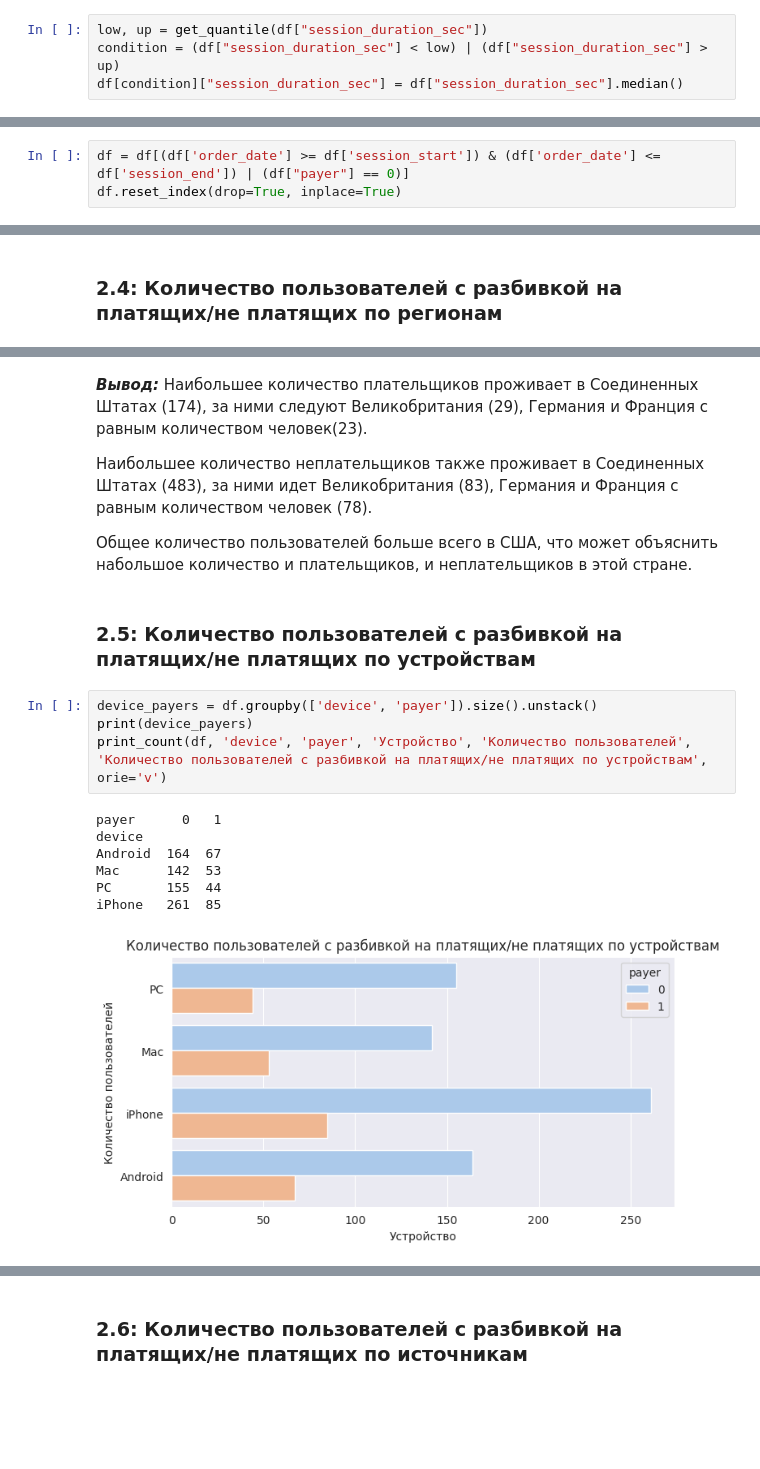
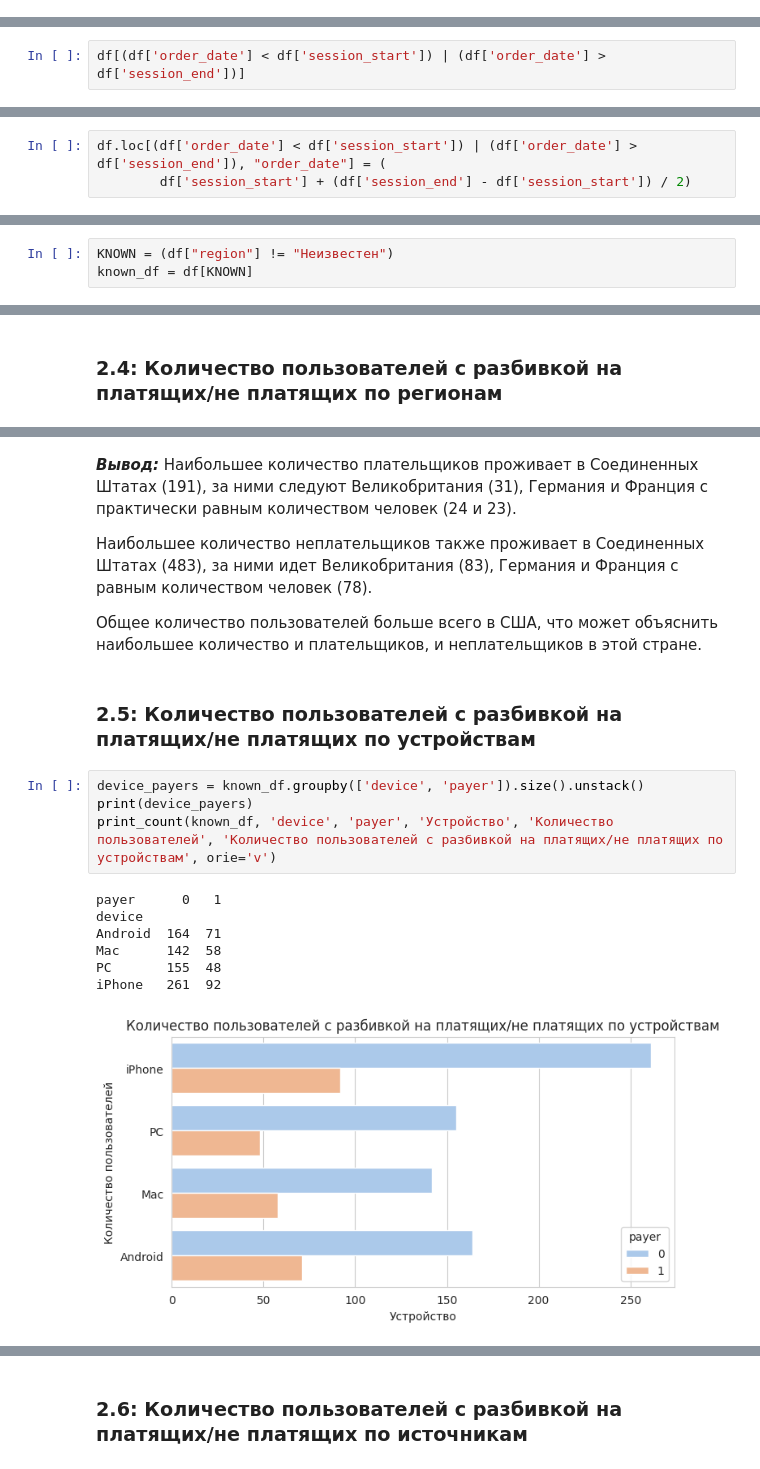
Before and after one commit to zhukovrost/lyceumFinalProject, a Jupyter notebook: project.ipynb, the cells around one changed output, grey strips where cells are left out. Saved outputs shown, nothing was run; the diff lists cells and outputs as text; blank space fills up the shorter version.

```diff
--- a/project.ipynb
+++ b/project.ipynb
@@ -350,4 +416,0 @@ quantitative_analysis(df, "session_duration_sec")
-# %%
-low, up = get_quantile(df["session_duration_sec"])
-condition = (df["session_duration_sec"] < low) | (df["session_duration_sec"] > up)
-df[condition]["session_duration_sec"] = df["session_duration_sec"].median()
@@ -398,3 +490,2 @@ df.reset_index(drop=True, inplace=True)
 # %%
-df = df[(df['order_date'] >= df['session_start']) & (df['order_date'] <= df['session_end']) | (df["payer"] == 0)]
-df.reset_index(drop=True, inplace=True)
+df[(df['order_date'] < df['session_start']) | (df['order_date'] > df['session_end'])]
@@ -401,3 +495,6 @@ df.reset_index(drop=True, inplace=True)
+# %%
+df.loc[(df['order_date'] < df['session_start']) | (df['order_date'] > df['session_end']), "order_date"] = (
+        df['session_start'] + (df['session_end'] - df['session_start']) / 2)
 # %% [markdown]
 ## 1.5 Выводы по первому шагу
 
@@ -425,3 +523,6 @@ Size - 971 rows and 18 columns.
+# %%
+KNOWN = (df["region"] != "Неизвестен")
+known_df = df[KNOWN]
 # %% [markdown]
 # **Шаг 2: Аналитический и графический анализ данных**
 # %% [markdown]
@@ -465,21 +566,21 @@ region
 # %% [markdown]
-***Вывод:*** Наибольшее количество плательщиков проживает в Соединенных Штатах (174), за ними следуют Великобритания (29), Германия и Франция с равным количеством человек(23).
+***Вывод:*** Наибольшее количество плательщиков проживает в Соединенных Штатах (191), за ними следуют Великобритания (31), Германия и Франция с практически равным количеством человек (24 и 23).
 
 Наибольшее количество неплательщиков также проживает в Соединенных Штатах (483), за ними идет Великобритания (83), Германия и Франция с равным количеством человек (78).
 
-Общее количество пользователей больше всего в США, что может объяснить набольшое количество и плательщиков, и неплательщиков в этой стране.
+Общее количество пользователей больше всего в США, что может объяснить наибольшее количество и плательщиков, и неплательщиков в этой стране.
 # %% [markdown]
 ### 2.5: Количество пользователей с разбивкой на платящих/не платящих по устройствам
 # %%
-device_payers = df.groupby(['device', 'payer']).size().unstack()
+device_payers = known_df.groupby(['device', 'payer']).size().unstack()
 print(device_payers)
-print_count(df, 'device', 'payer', 'Устройство', 'Количество пользователей', 'Количество пользователей с разбивкой на платящих/не платящих по устройствам', orie='v')
+print_count(known_df, 'device', 'payer', 'Устройство', 'Количество пользователей', 'Количество пользователей с разбивкой на платящих/не платящих по устройствам', orie='v')
 # %% [output]
 payer      0   1
 device
-Android  164  67
-Mac      142  53
-PC       155  44
-iPhone   261  85
+Android  164  71
+Mac      142  58
+PC       155  48
+iPhone   261  92
-[figure, old version]
+[figure, new version]
 # %% [markdown]
```
Also changed, not shown: parts of 118 cells of this notebook.
